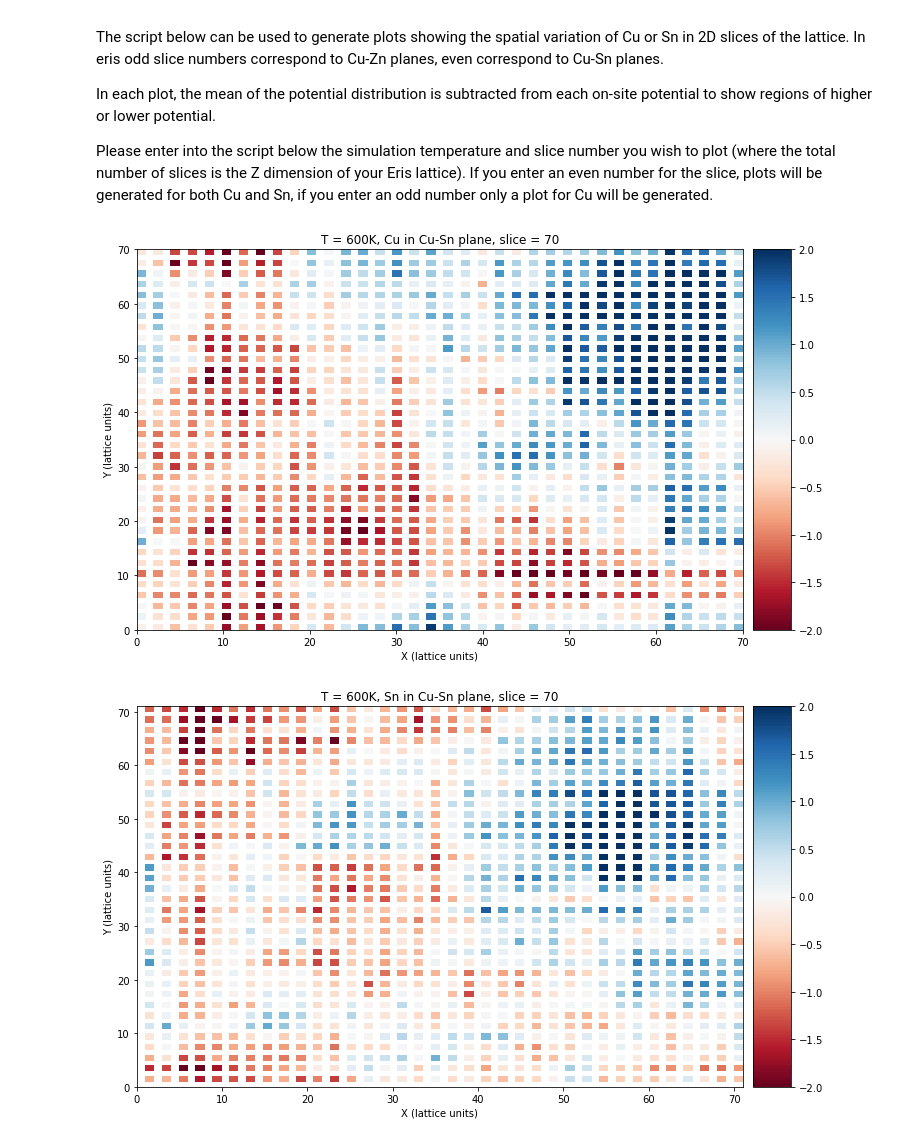
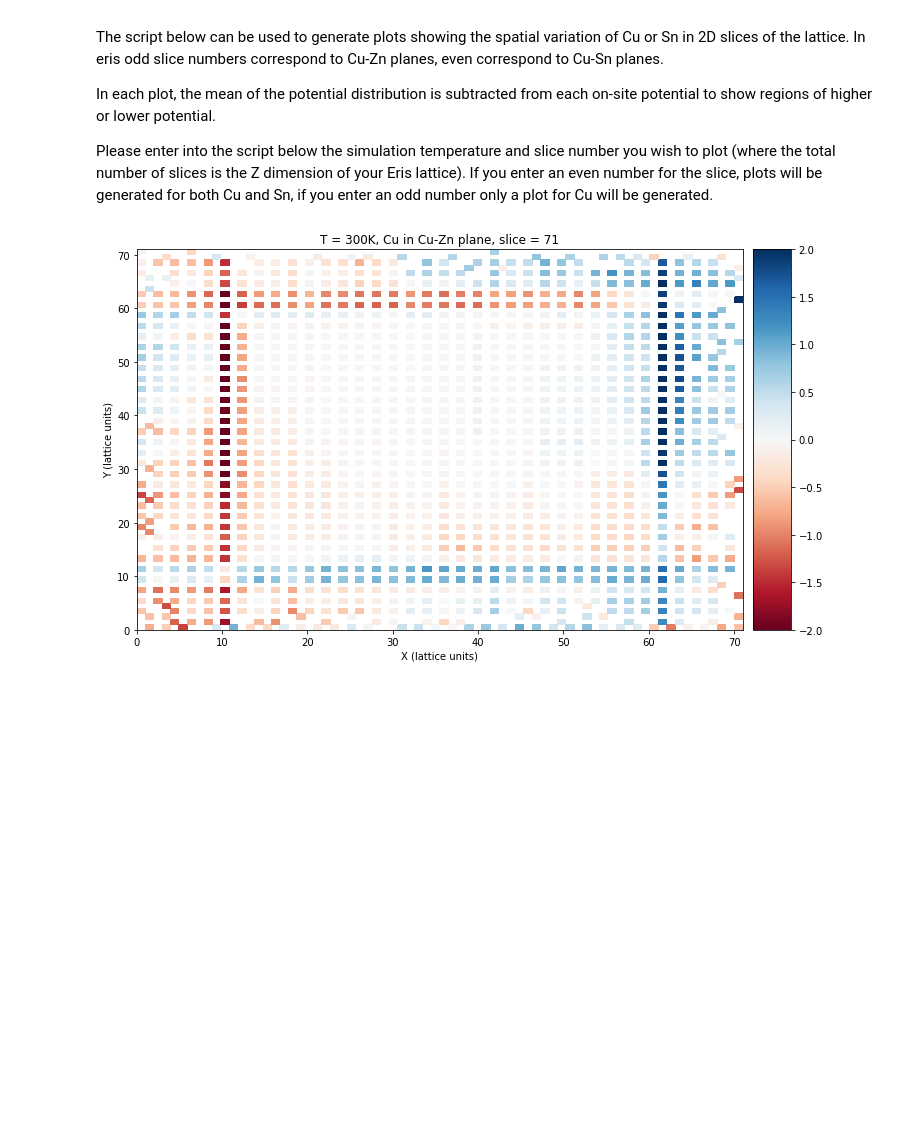
Before and after one commit to WMD-group/Eris, a Jupyter notebook: analysis-notebooks/band_tailing/Cu-Zn_disorder_band_tailing.ipynb, the cells around one changed output. Saved outputs shown, nothing was run; the diff lists cells and outputs as text; code cells hidden in the pictures; blank space fills up the shorter version.

Commit message:
Small edits to notebook after testing histogram bin num

```diff
--- a/analysis-notebooks/band_tailing/Cu-Zn_disorder_band_tailing.ipynb
+++ b/analysis-notebooks/band_tailing/Cu-Zn_disorder_band_tailing.ipynb
@@ -91,8 +91,8 @@ import numpy as np
 from scipy import stats
 
 ### USER INPUTS ###
-T = 600 # in K
-slice_num = 70
+T = 300 # in K
+slice_num = 71
 X_dim = 72
 Y_dim = 72
 Z_dim = 72
@@ -101,7 +101,13 @@ Z_dim = 72
 cmap = 'RdBu' # Colormap (see matplotlib colormap docs for options)
 pmin = -2 # Set limits for histogram plot of (onsite potential) - (mean potential)
 pmax = 2
-bins = X_dim-1 # Test bins in histogram plots, but max seems to be dim_system-1
+bins = X_dim # Test bins in histogram plots
+#bins = X_dim/2
+# Bin choice a little arbitrary.
+# For on-lattice data may be better to read in X, Y coords to 2D array and use plt.imshow instead?
+# e.g. plt.imshow(eris_pots_as_2d_array, cmap=plt.cm.cmap)  #cmap defined above
+
+
 ###################
 
 # unit_conversion = ???
@@ -148,34 +154,35 @@ if (slice_num%2 == 0):
     XX, YY = np.meshgrid(xedges, yedges)
     fig = plt.figure(figsize = (13,7))
     ax1=plt.subplot(111)
     plt.title("T = "+str(T)+"K, Cu in Cu-Sn plane, slice = "+ str(slice_num))
     plot1 = ax1.pcolormesh(XX,YY,H.T, cmap=cmap, vmin=pmin, vmax=pmax)
     cbar = plt.colorbar(plot1,ax=ax1, pad = .015, aspect=10)
     plt.xlabel('X (lattice units)')
     plt.ylabel('Y (lattice units)')
+#    plt.xlim(11,X_dim-12)
+#    plt.ylim(11,Y_dim-12)
     # Reading in data from eris output file for Sn
     Sn_CuSnSlice = np.genfromtxt(Sn_data_file, delimiter = ' ')
     Sn_x_vals = Sn_CuSnSlice[:,0]
     Sn_y_vals = Sn_CuSnSlice[:,1]
     Sn_pots = Sn_CuSnSlice[:,2]
     Sn_pot_mean = np.mean(Sn_pots)
     Sn_pot_fluc = Sn_CuSnSlice[:,2] - Sn_pot_mean
     #Sn_pot_fluc_in_V = Sn_pot_fluc * unit_conversion
     # Generate 2D histogram of (on-site potential) - (mean potential) for Sn in Cu-Sn plane
     H, xedges, yedges, binnumber = stats.binned_statistic_2d(Sn_x_vals, Sn_y_vals, values = Sn_pot_fluc, statistic='mean' , bins = [bins,bins])
     XX, YY = np.meshgrid(xedges, yedges)
     fig2 = plt.figure(figsize = (13,7))
     ax2=plt.subplot(111)
     plt.title("T = "+str(T)+"K, Sn in Cu-Sn plane, slice = "+ str(slice_num))
     plot2 = ax2.pcolormesh(XX,YY,H.T, cmap=cmap, vmin=pmin, vmax=pmax)
     cbar = plt.colorbar(plot2,ax=ax2, pad = .015, aspect=10)
 
 
-plt.xlim(0,X_dim-1)
-plt.ylim(0,Y_dim-1)
+#plt.xlim(12,X_dim-13)
+#plt.ylim(12,Y_dim-13)
 plt.xlabel('X (lattice units)')
 plt.ylabel('Y (lattice units)')
 plt.show()
 # %% [output]
-[figure, old version]
+[figure, new version]
-[figure, removed]
```
